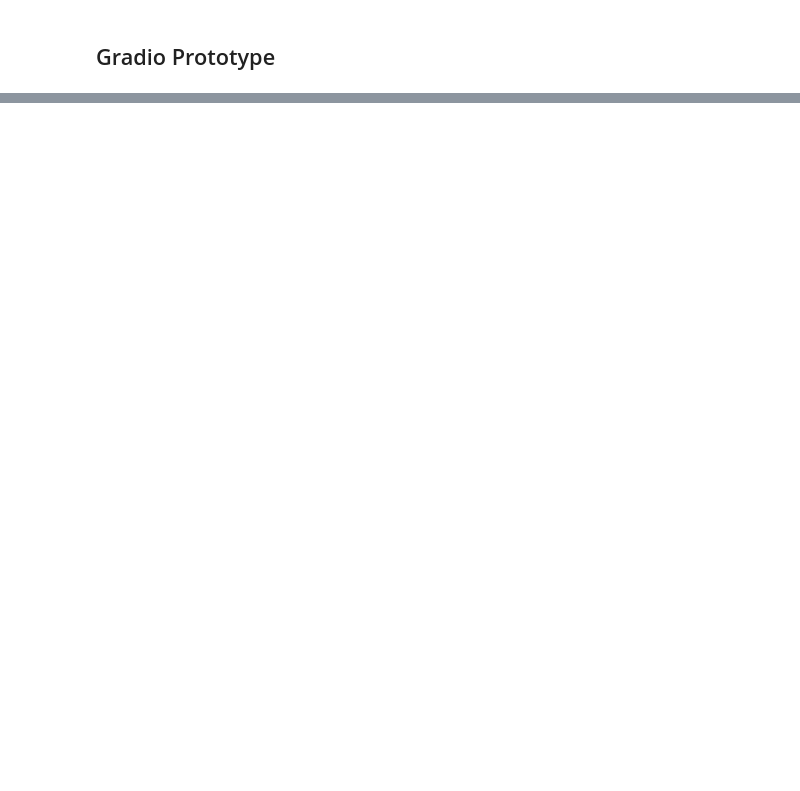
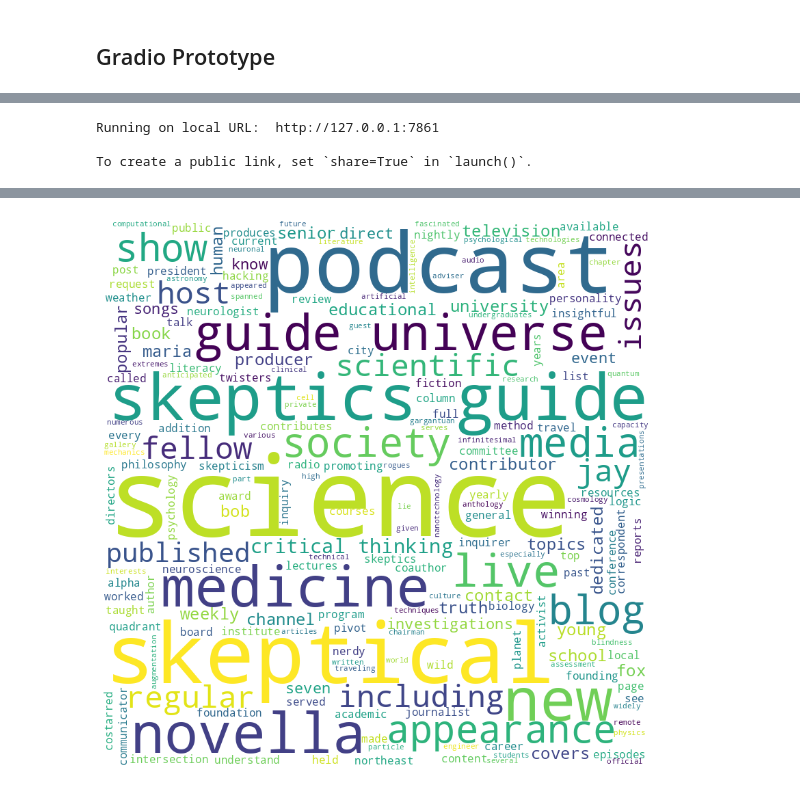
Before and after one commit to sbavery/pseudometer, a Jupyter notebook: nbs/02_app_gradio.ipynb, the cells around one changed output, grey strips where cells are left out. Cells and saved outputs as stored; diff of their text form; code cells hidden in the pictures; blank space fills up the shorter version.

```diff
--- a/nbs/02_app_gradio.ipynb
+++ b/nbs/02_app_gradio.ipynb
@@ -60,0 +72,50 @@ To create a public link, set `share=True` in `launch()`.
+# %%
+#| export
+examples = ['https://www.theskepticsguide.org/about','https://www.foxnews.com/opinion']
+
+pseudo_sources = ["http://www.ageofautism.com/",
+ "http://www.naturalnews.com",
+ "https://foodbabe.com/starthere/",
+ "http://www.chopra.com",
+ "https://www.mercola.com/",
+ "https://www.history.com/",
+ "https://doctoroz.com/",
+ "https://www.disclose.tv/",
+ "https://nationalreport.net/",
+ "https://heartland.org/",
+ "https://www.dailymail.co.uk/",
+ "https://www.motherjones.com/"]
+
+science_sources = ["https://sciencebasedmedicine.org/",
+ "https://www.hopkinsmedicine.org/gim/research/method/ebm.html",
+ "https://www.bbc.com/news/science_and_environment",
+ "https://www.nature.com/",
+ "https://www.science.org/",
+ "https://www.snopes.com/top/",
+ "https://quackwatch.org/",
+ "https://www.skepdic.com/",
+ "http://scibabe.com/",
+ "http://pandasthumb.org/",
+ "https://skepticalscience.com/",
+ "https://www.cdc.gov/",
+ "https://apnews.com/"]
+
+with gr.Blocks() as blocks:
+    gr.Markdown("# Pseudometer")
+    gr.Markdown("Prototype machine learning pseudoscience detector for websites!")
+    text = gr.Textbox(label="Input URL (http format):")
+    label = gr.outputs.Label()
+    btn = gr.Button("Analyze!")
+    with gr.Accordion("Pseudoscience Primary Training Sources"):
+        gr.Markdown(', '.join(pseudo_sources))
+    with gr.Accordion("Science Primary Training Sources"):
+        gr.Markdown(', '.join(science_sources))
+    example = gr.Examples(examples=examples, inputs=text)
+
+    btn.click(fn=predict, inputs=text, outputs=[label, gr.Plot(label="Wordcloud")])
+
+blocks.launch()
+# %% [output]
+Running on local URL:  http://127.0.0.1:7861
+
+To create a public link, set `share=True` in `launch()`.
@@ -60,0 +123 @@ To create a public link, set `share=True` in `launch()`.
+[figure, added]
```
Also changed, not shown: parts of 6 cells of this notebook, 1 other file.
